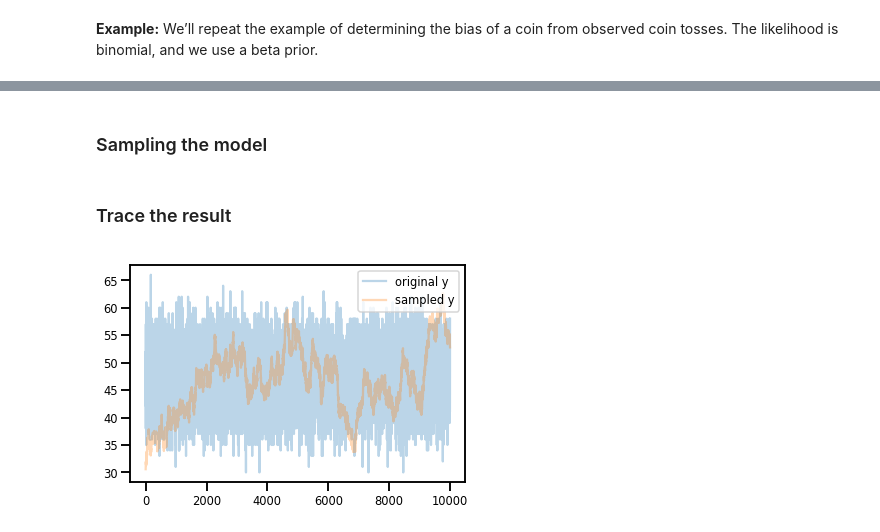
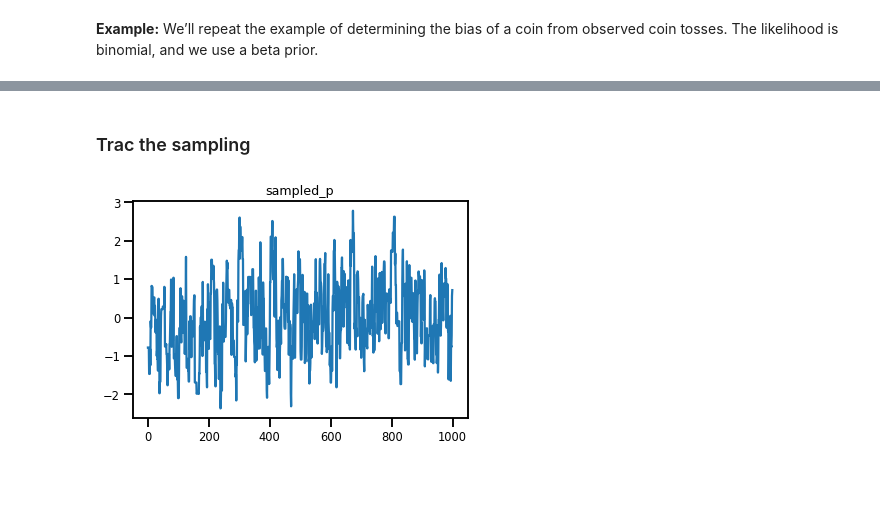
Before and after one commit to ShawnSerendipity/Probability-and-Machine-Learning-in-Tensorflow, a Jupyter notebook: 4.1 MCMC.ipynb, the cells around one changed output, grey strips where cells are left out. Saved outputs shown, nothing was run; the diff lists cells and outputs as text; code cells hidden in the pictures; blank space fills up the shorter version.

```diff
--- a/4.1 MCMC.ipynb
+++ b/4.1 MCMC.ipynb
@@ -408,0 +414,3 @@ rv_y = y.log_prob
+# %%
+def unnormalized_posterior(p):
+  return joint_log_prob(p, true_y)
@@ -409,2 +419,27 @@ rv_y = y.log_prob
+# %%
+# Initialize the MH transition kernel.
+num_results = int(10e3)
+num_burnin_steps = int(1e3)
+
+mh = tfp.mcmc.RandomWalkMetropolis(
+     unnormalized_posterior,
+     seed=42)
+# %%
+# Wrap sample_chain in function
+def run_chain():
+  # Run the chain (with burn-in).
+  samples, _ = tfp.mcmc.sample_chain(
+    num_results=1000,
+    current_state=initial_state,
+    kernel=mh,
+    num_burnin_steps=500,
+    parallel_iterations=1)
+
+  return samples
+# %%
+# Call run_chain
+initial_state = tf.zeros(1)
+samples = run_chain()
+sampled_p = samples
 # %% [markdown]
-### Sampling the model
+### Trac the sampling
@@ -423,17 +446,10 @@ states = tfp.mcmc.sample_chain(
-# %% [markdown]
- ### Trace the result
-# %%
-# Compare original value and sampled value
-original_y = y.sample(10000)
-sampled_y = states
-
-# Trace plots
-plt.plot(original_y, alpha=.3, label="original y")
-plt.plot(sampled_y, alpha=.3, label="sampled y")
-plt.legend(loc='upper right')
-plt.show()
-# %% [output]
-[figure, removed]
+# %%
+# Plot sampled p
+plt.plot(sampled_p, label="sampled_p")
+plt.title("sampled_p")
+plt.show()
+# %% [output]
+[figure, added]
 # %% [markdown]
 ## References
 
```
Also changed, not shown: parts of 33 cells of this notebook.
